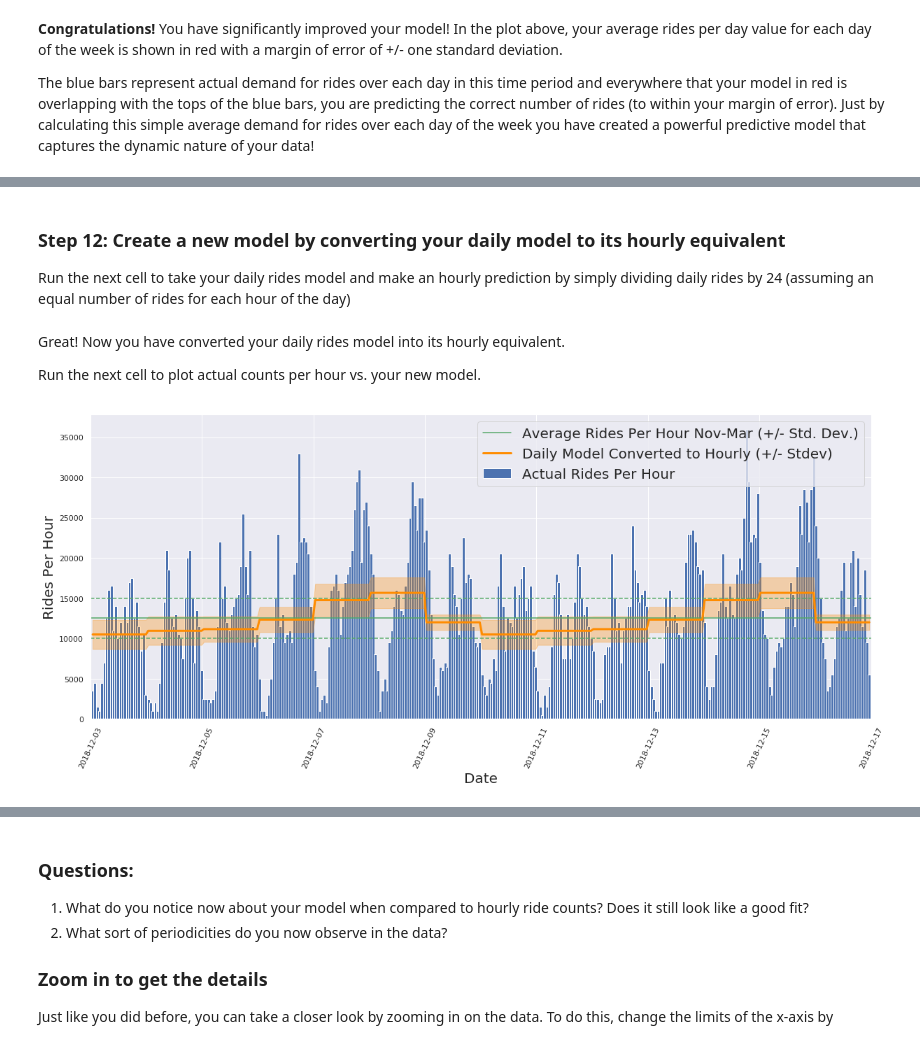
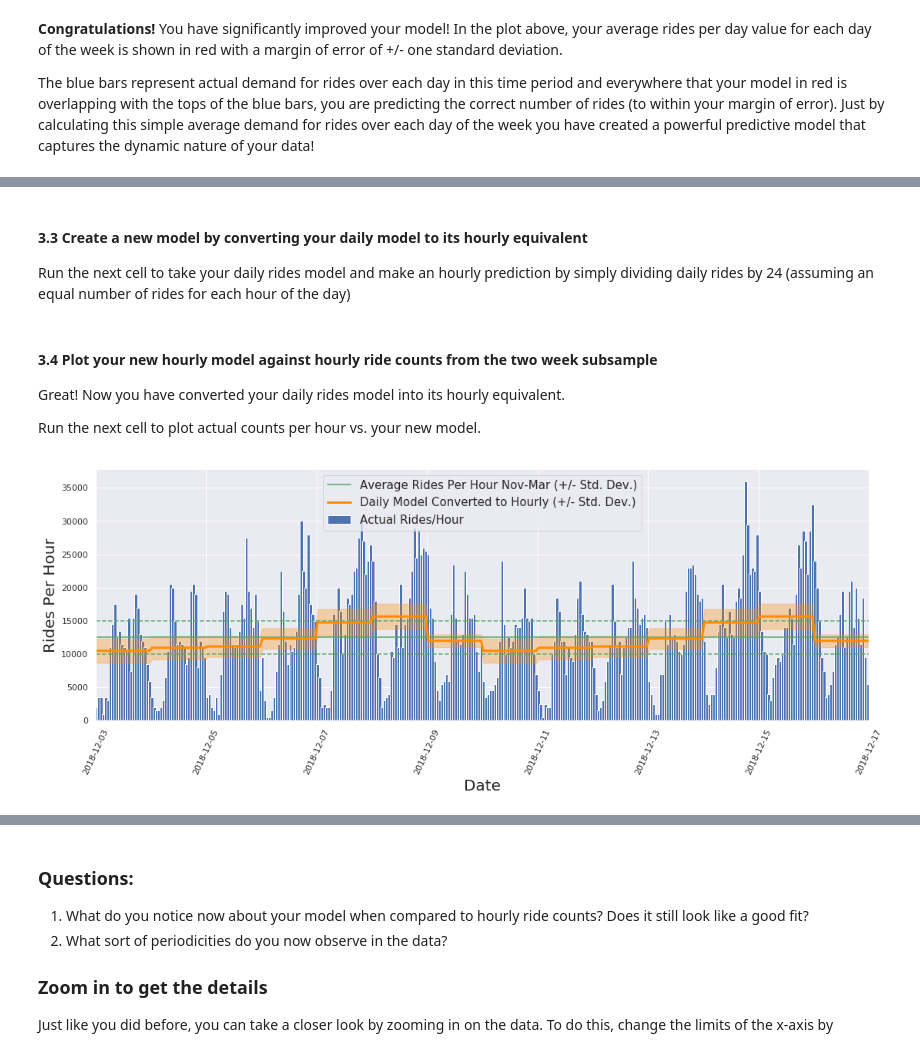
Before and after one commit to ryan-keenan/Data-C4, a Jupyter notebook: Rideshare_Project3.ipynb, the cells around one changed output, grey strips where cells are left out. Cells and saved outputs as stored; diff of their text form; code cells hidden in the pictures.

```diff
--- a/Rideshare_Project3.ipynb
+++ b/Rideshare_Project3.ipynb
@@ -492,0 +476,9 @@ total_hours = round(time_delta.total_seconds()/3600)
+# %%
+# Create a separate dataframe of rides per hour
+hourly_counts = df_dec.groupby(['Date', 'Hour of Day']).size().reset_index(name='Hourly_Count')
+# Multiply by downsampling factor to get to actual rides per hour
+hourly_counts['Hourly_Count'] = hourly_counts['Hourly_Count']*500
+# Create a column of timestamps centered on each hourly bin used for counting
+add_interval = np.timedelta64(30, 'm')
+hourly_counts['Bin_Center_Timestamp'] = df_dec['Trip Start Timestamp'].apply(lambda x: np.datetime64(x.strftime('%Y-%m-%d %H'))+add_interval).sort_values().unique()
+hourly_counts.head(10)
@@ -493,44 +497,41 @@ total_hours = round(time_delta.total_seconds()/3600)
 # %% [markdown]
-### Step 12: Create a new model by converting your daily model to its hourly equivalent
+#### 3.3 Create a new model by converting your daily model to its hourly equivalent
 
 Run the next cell to take your daily rides model and make an hourly prediction by simply dividing daily rides by 24 (assuming an equal number of rides for each hour of the day)
 # %%
 # Create lists to model values for every hour model and error
 # Loop over the values for daily rides and error for each day of the week
 # Note: the *24 at the end actually replicates each value 24 times a list rather than multiplying the value inside the brackets by 24
-oneweek_hourly_model = [[daily_rides/24] * 24 for daily_rides in one_week_model]
-oneweek_hourly_error = [[daily_err/24] * 24 for daily_err in one_week_error]
+oneweek_hourly_model = [[daily_rides/24] * 24 for daily_rides in weekday_summary['Avg_Ride_Count'].values]
+oneweek_hourly_error = [[daily_err/24] * 24 for daily_err in weekday_summary['StDev_Ride_Count'].values]
 
 # Take the one week model and replicate it twice (list*2) and convert to a numerical array
 avg_hourly_model = np.array(oneweek_hourly_model*2).ravel()
 avg_hourly_error = np.array(oneweek_hourly_error*2).ravel()
 # %% [markdown]
+#### 3.4 Plot your new hourly model against hourly ride counts from the two week subsample
 Great! Now you have converted your daily rides model into its hourly equivalent.
 
 Run the next cell to plot actual counts per hour vs. your new model.
 # %%
 # Plot a histogram from start to end date binned by hour
-plt.figure(figsize=(20,8))
-# Generate a histogram with df.hist(). Note: this hourly histogram gets crowded if you plot more than two weeks or so of data
-per_hour_hist = plt.hist(df_dec['Trip Start Timestamp'], bins=total_hours, label='Actual Rides Per Hour')
-# Compute the bin centers for the histogram
-bin_center = (per_hour_hist[1][:-1] + per_hour_hist[1][1:]) / 2
+plt.figure(figsize=(18,6))
 # Plot a bar chart (histogram) of rides per hour
-plt.bar(bin_center, per_hour_hist[0]*500, width=0.05)
+plt.bar(hourly_counts['Bin_Center_Timestamp'], hourly_counts['Hourly_Count'], width=0.05, label='Actual Rides/Hour')
 # Overplot the average rides per hour (dividing rides per day by 24)
-plt.axhline(y=rides_per_day_90k/24, xmin=0, xmax=1, c='g', linewidth=1.5, label='Average Rides Per Hour Nov-Mar (+/- Std. Dev.)')
-plt.axhline(y=rides_per_day_90k/24 + sigma_90k/24, xmin=0, xmax=1, c='g', linestyle='dashed', linewidth=1.5)
-plt.axhline(y=rides_per_day_90k/24 - sigma_90k/24, xmin=0, xmax=1, c='g', linestyle='dashed', linewidth=1.5)
+plt.axhline(y=avg_rides_per_day_90k/24, xmin=0, xmax=1, c='g', linewidth=1.5, label='Average Rides Per Hour Nov-Mar (+/- Std. Dev.)')
+plt.axhline(y=avg_rides_per_day_90k/24 + std_rides_per_day_90k/24, xmin=0, xmax=1, c='g', linestyle='dashed', linewidth=1.5)
+plt.axhline(y=avg_rides_per_day_90k/24 - std_rides_per_day_90k/24, xmin=0, xmax=1, c='g', linestyle='dashed', linewidth=1.5)
 # Overplot the your new avg_hourly_model
-plt.plot(bin_center, avg_hourly_model, color='darkorange', linewidth=3, label='Daily Model Converted to Hourly (+/- Stdev)')
-plt.fill_between(bin_center, avg_hourly_model-avg_hourly_error, avg_hourly_model+avg_hourly_error, color='darkorange', alpha=0.3, zorder=2)
+plt.plot(hourly_counts['Bin_Center_Timestamp'], avg_hourly_model, color='darkorange', linewidth=3, label='Daily Model Converted to Hourly (+/- Std. Dev.)')
+plt.fill_between(hourly_counts['Bin_Center_Timestamp'], avg_hourly_model-avg_hourly_error, avg_hourly_model+avg_hourly_error, color='darkorange', alpha=0.3, zorder=2)
 plt.xticks(rotation=65) # Rotate the x tick labels for readability
 plt.ylabel('Rides Per Hour', fontsize=20)
 plt.xlabel('Date', fontsize=20)
-plt.legend(fontsize=20)
+plt.legend(fontsize=15)
 # Set the limits of the x-axis to any date range (default is the full range)
 # The format for generating these timestamps is pd.Timestamp(YYYY, MM, DD, hour)
 plt.xlim(pd.Timestamp(2018, 12, 3, 0), pd.Timestamp(2018, 12, 17, 0))
 plt.show()
 # %% [output]
-[figure, old version]
+[figure, new version]
```
Also changed, not shown: parts of 43 cells of this notebook.
